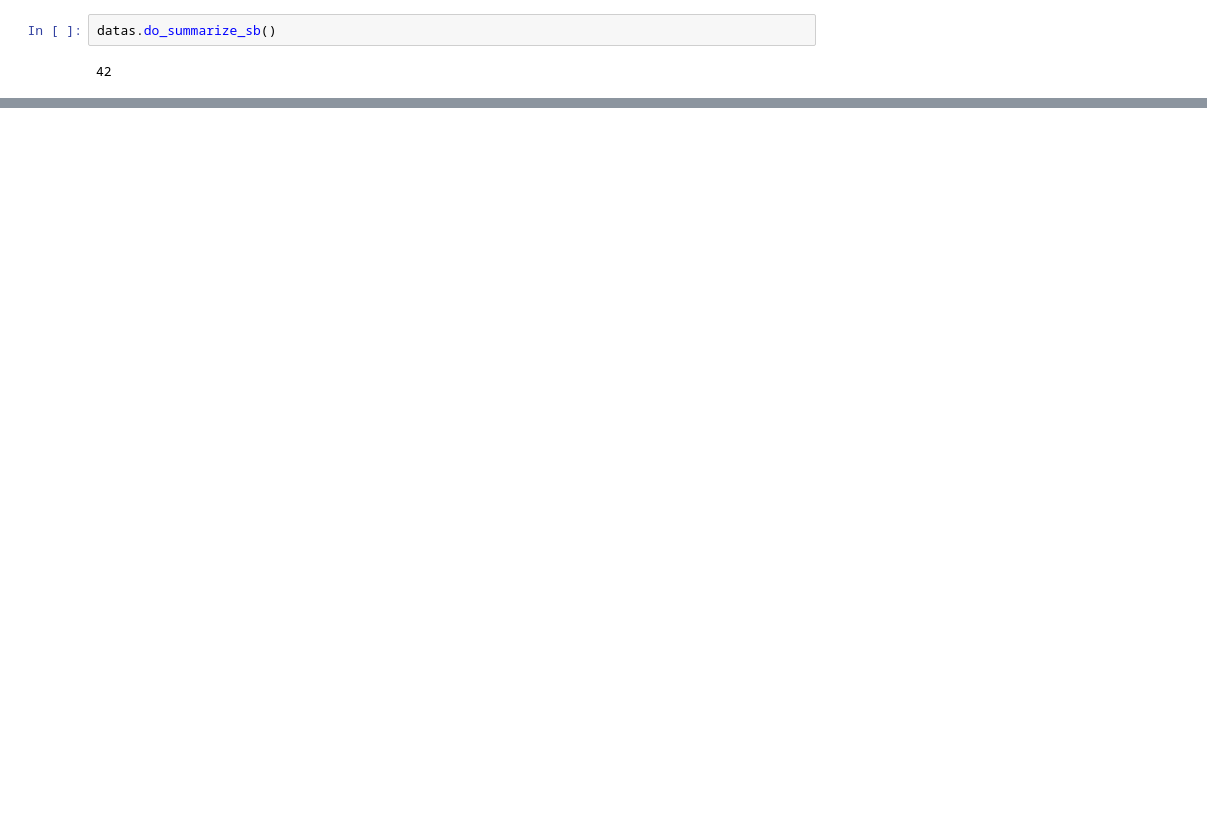
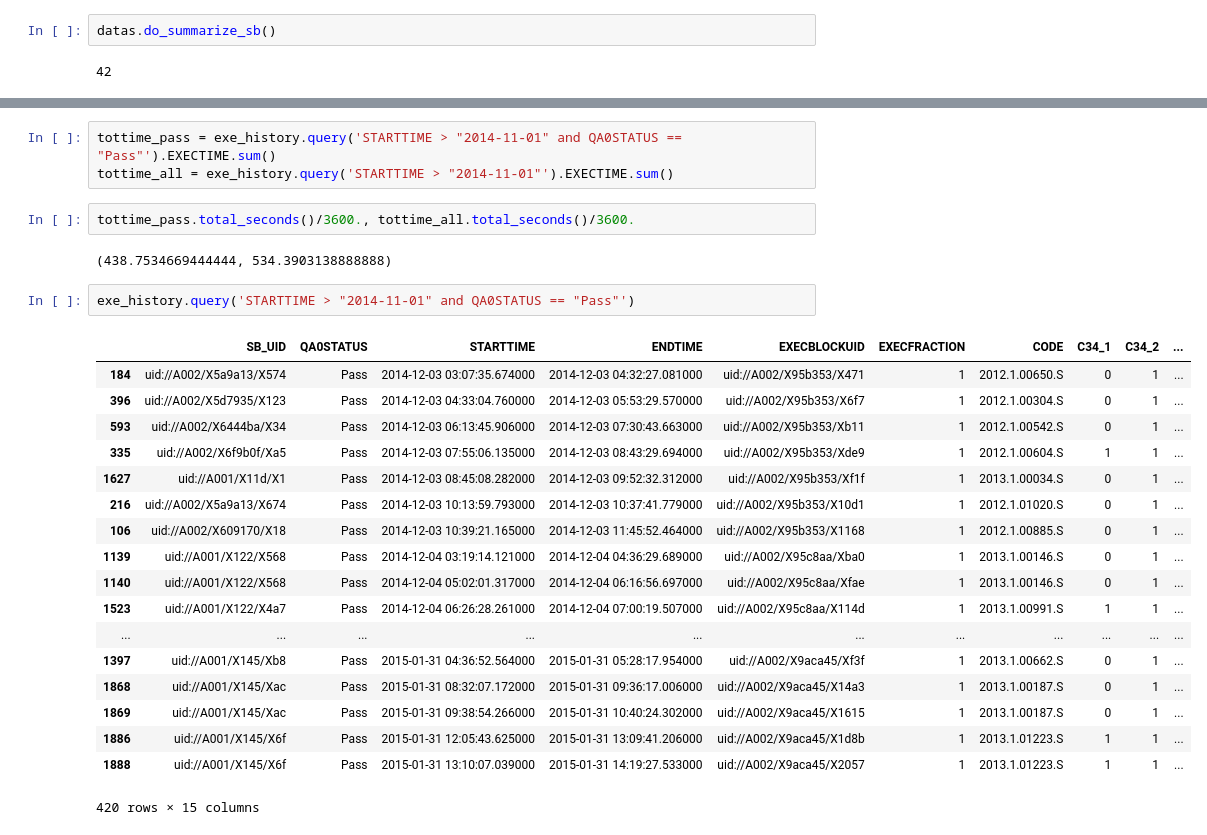
Before and after one commit to itoledoc/notebook, a Jupyter notebook: apa_nb.ipynb, the cells around one changed output, grey strips where cells are left out. Cells and saved outputs as stored; diff of their text form; blank space fills up the shorter version.

```diff
--- a/apa_nb.ipynb
+++ b/apa_nb.ipynb
@@ -213,0 +133,28 @@ ardf.query('LAS and LAS != 0')
+# %%
+tottime_pass = exe_history.query('STARTTIME > "2014-11-01" and QA0STATUS == "Pass"').EXECTIME.sum()
+tottime_all = exe_history.query('STARTTIME > "2014-11-01"').EXECTIME.sum()
+# %%
+tottime_pass.total_seconds()/3600., tottime_all.total_seconds()/3600.
+# %% [output]
+(438.7534669444444, 534.3903138888888)
+# %%
+exe_history.query('STARTTIME > "2014-11-01" and QA0STATUS == "Pass"')
+# %% [output]
+|  | SB_UID | QA0STATUS | STARTTIME | ENDTIME | EXECBLOCKUID | EXECFRACTION | CODE | C34_1 | C34_2 | ... |
+| 184 | uid://A002/X5a9a13/X574 | Pass | 2014-12-03 03:07:35.674000 | 2014-12-03 04:32:27.081000 | uid://A002/X95b353/X471 | 1 | 2012.1.00650.S | 0 | 1 | ... |
+| 396 | uid://A002/X5d7935/X123 | Pass | 2014-12-03 04:33:04.760000 | 2014-12-03 05:53:29.570000 | uid://A002/X95b353/X6f7 | 1 | 2012.1.00304.S | 0 | 1 | ... |
+| 593 | uid://A002/X6444ba/X34 | Pass | 2014-12-03 06:13:45.906000 | 2014-12-03 07:30:43.663000 | uid://A002/X95b353/Xb11 | 1 | 2012.1.00542.S | 0 | 1 | ... |
+| 335 | uid://A002/X6f9b0f/Xa5 | Pass | 2014-12-03 07:55:06.135000 | 2014-12-03 08:43:29.694000 | uid://A002/X95b353/Xde9 | 1 | 2012.1.00604.S | 1 | 1 | ... |
+| 1627 | uid://A001/X11d/X1 | Pass | 2014-12-03 08:45:08.282000 | 2014-12-03 09:52:32.312000 | uid://A002/X95b353/Xf1f | 1 | 2013.1.00034.S | 0 | 1 | ... |
+| 216 | uid://A002/X5a9a13/X674 | Pass | 2014-12-03 10:13:59.793000 | 2014-12-03 10:37:41.779000 | uid://A002/X95b353/X10d1 | 1 | 2012.1.01020.S | 0 | 1 | ... |
+| 106 | uid://A002/X609170/X18 | Pass | 2014-12-03 10:39:21.165000 | 2014-12-03 11:45:52.464000 | uid://A002/X95b353/X1168 | 1 | 2012.1.00885.S | 0 | 1 | ... |
+| 1139 | uid://A001/X122/X568 | Pass | 2014-12-04 03:19:14.121000 | 2014-12-04 04:36:29.689000 | uid://A002/X95c8aa/Xba0 | 1 | 2013.1.00146.S | 0 | 1 | ... |
+| 1140 | uid://A001/X122/X568 | Pass | 2014-12-04 05:02:01.317000 | 2014-12-04 06:16:56.697000 | uid://A002/X95c8aa/Xfae | 1 | 2013.1.00146.S | 0 | 1 | ... |
+| 1523 | uid://A001/X122/X4a7 | Pass | 2014-12-04 06:26:28.261000 | 2014-12-04 07:00:19.507000 | uid://A002/X95c8aa/X114d | 1 | 2013.1.00991.S | 1 | 1 | ... |
+| ... | ... | ... | ... | ... | ... | ... | ... | ... | ... | ... |
+| 1397 | uid://A001/X145/Xb8 | Pass | 2015-01-31 04:36:52.564000 | 2015-01-31 05:28:17.954000 | uid://A002/X9aca45/Xf3f | 1 | 2013.1.00662.S | 0 | 1 | ... |
+| 1868 | uid://A001/X145/Xac | Pass | 2015-01-31 08:32:07.172000 | 2015-01-31 09:36:17.006000 | uid://A002/X9aca45/X14a3 | 1 | 2013.1.00187.S | 0 | 1 | ... |
+| 1869 | uid://A001/X145/Xac | Pass | 2015-01-31 09:38:54.266000 | 2015-01-31 10:40:24.302000 | uid://A002/X9aca45/X1615 | 1 | 2013.1.00187.S | 0 | 1 | ... |
+| 1886 | uid://A001/X145/X6f | Pass | 2015-01-31 12:05:43.625000 | 2015-01-31 13:09:41.206000 | uid://A002/X9aca45/X1d8b | 1 | 2013.1.01223.S | 1 | 1 | ... |
+| 1888 | uid://A001/X145/X6f | Pass | 2015-01-31 13:10:07.039000 | 2015-01-31 14:19:27.533000 | uid://A002/X9aca45/X2057 | 1 | 2013.1.01223.S | 1 | 1 | ... |
+420 rows × 15 columns
```
Also changed, not shown: parts of 23 cells of this notebook, 12 other files.
